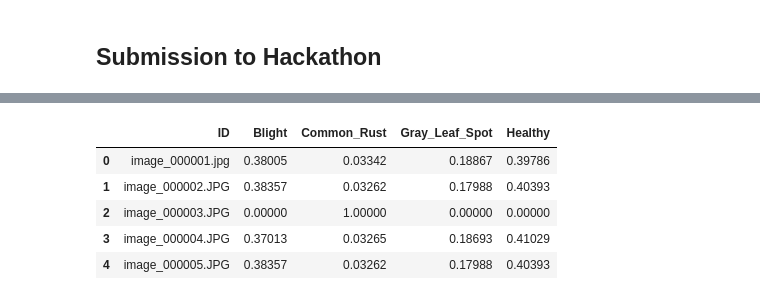
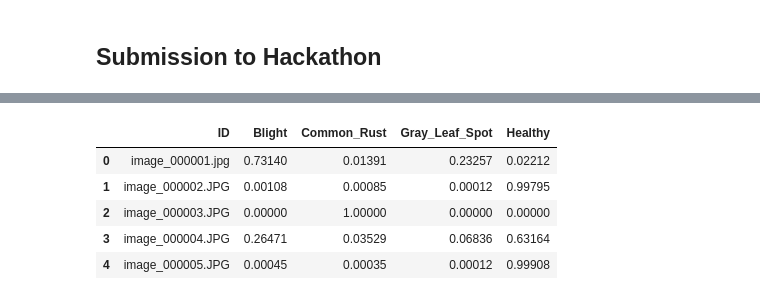
Before and after one commit to ShannonT20/CROP-DISEASE-DETECTION-STARTER-NOTEBOOK, a Jupyter notebook: Maize_Plant_Disease_Detection_Starter_Notebook.ipynb, the cells around one changed output, grey strips where cells are left out. Saved outputs shown, nothing was run; the diff lists cells and outputs as text; code cells hidden in the pictures.

```diff
--- a/Maize_Plant_Disease_Detection_Starter_Notebook.ipynb
+++ b/Maize_Plant_Disease_Detection_Starter_Notebook.ipynb
@@ -601,0 +676,6 @@ crop pictures\val
+# %%
+# Define the directory for test images
+test_dir = os.path.join('crop pictures', 'test')
+
+# Print the test directory path
+print(test_dir)
@@ -631,22 +723,23 @@ file_to_confidence(model, blight_train_dir, blight_images[7], transform)
 # %%
 # Convert scientific notation to standard decimals
 pd.set_option('display.float_format', lambda x: '%.5f' % x)
 
+# Final prediction to hackathon
 small_dfs = []
 
-for filename in tqdm(os.listdir(val_dir), desc="Predicting on test set"):
+for filename in tqdm(os.listdir(test_dir), desc="Predicting on test set"):
     small_dfs.append(
-        file_to_confidence(model, val_dir, filename, transform)
+        file_to_confidence(model, test_dir, filename, transform)
     )
 
 confidence_df = pd.concat(small_dfs)
 
 confidence_df = confidence_df.sort_values("ID").reset_index(drop=True)
 confidence_df.head()
 # %% [output]
 |  | ID | Blight | Common_Rust | Gray_Leaf_Spot | Healthy |
-| 0 | image_000001.jpg | 0.38005 | 0.03342 | 0.18867 | 0.39786 |
-| 1 | image_000002.JPG | 0.38357 | 0.03262 | 0.17988 | 0.40393 |
+| 0 | image_000001.jpg | 0.73140 | 0.01391 | 0.23257 | 0.02212 |
+| 1 | image_000002.JPG | 0.00108 | 0.00085 | 0.00012 | 0.99795 |
 | 2 | image_000003.JPG | 0.00000 | 1.00000 | 0.00000 | 0.00000 |
-| 3 | image_000004.JPG | 0.37013 | 0.03265 | 0.18693 | 0.41029 |
-| 4 | image_000005.JPG | 0.38357 | 0.03262 | 0.17988 | 0.40393 |
+| 3 | image_000004.JPG | 0.26471 | 0.03529 | 0.06836 | 0.63164 |
+| 4 | image_000005.JPG | 0.00045 | 0.00035 | 0.00012 | 0.99908 |
```
Also changed, not shown: parts of 35 cells of this notebook, 2 other files.
